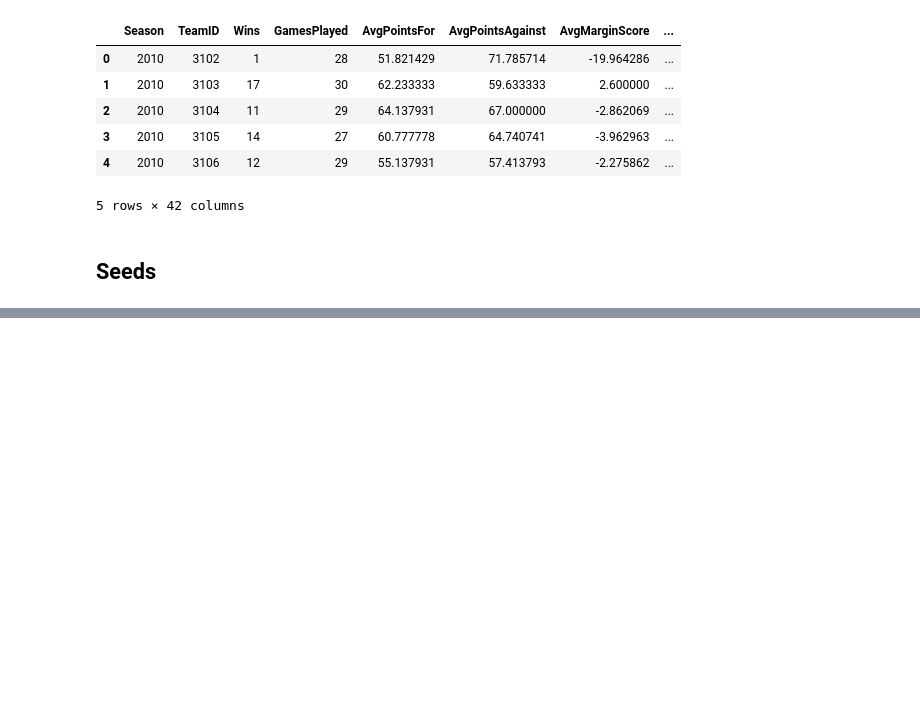
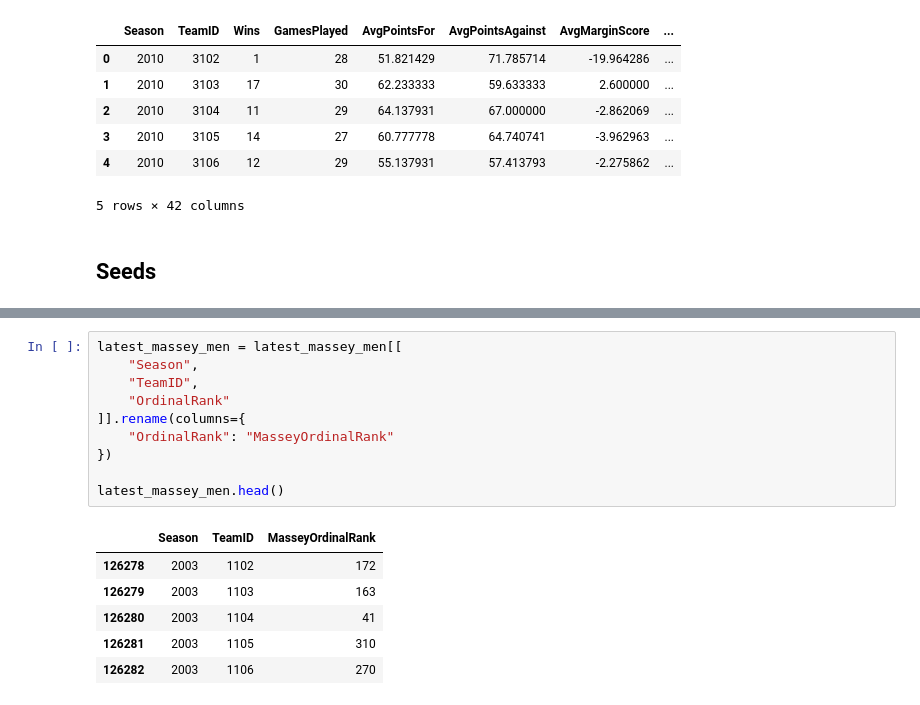
Before and after one commit to Barderus/MarchMadness-Kaggle, a Jupyter notebook: notebooks/EDA.ipynb, the cells around one changed output, grey strips where cells are left out. Saved outputs shown, nothing was run; the diff lists cells and outputs as text; blank space fills up the shorter version.

```diff
--- a/notebooks/EDA.ipynb
+++ b/notebooks/EDA.ipynb
@@ -639,0 +722,17 @@ team_features_women.head()
+# %%
+latest_massey_men = latest_massey_men[[
+    "Season",
+    "TeamID",
+    "OrdinalRank"
+]].rename(columns={
+    "OrdinalRank": "MasseyOrdinalRank"
+})
+
+latest_massey_men.head()
+# %% [output]
+|  | Season | TeamID | MasseyOrdinalRank |
+| 126278 | 2003 | 1102 | 172 |
+| 126279 | 2003 | 1103 | 163 |
+| 126280 | 2003 | 1104 | 41 |
+| 126281 | 2003 | 1105 | 310 |
+| 126282 | 2003 | 1106 | 270 |
```
Also changed, not shown: parts of 20 cells of this notebook.
